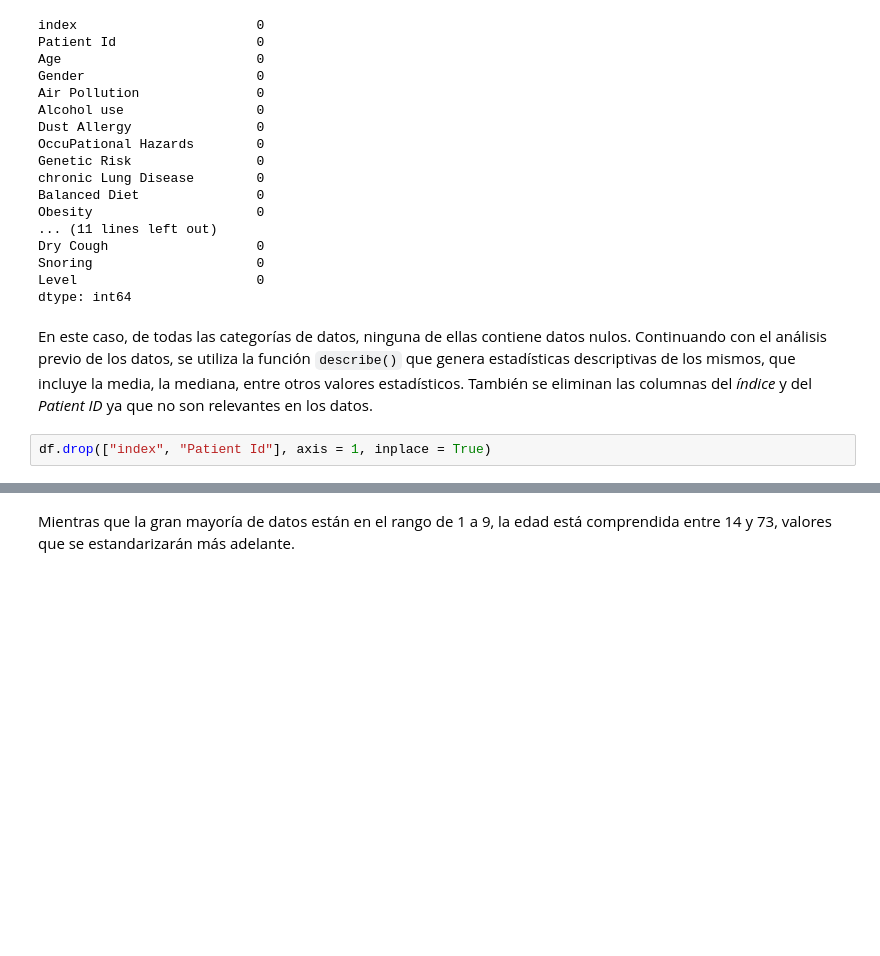
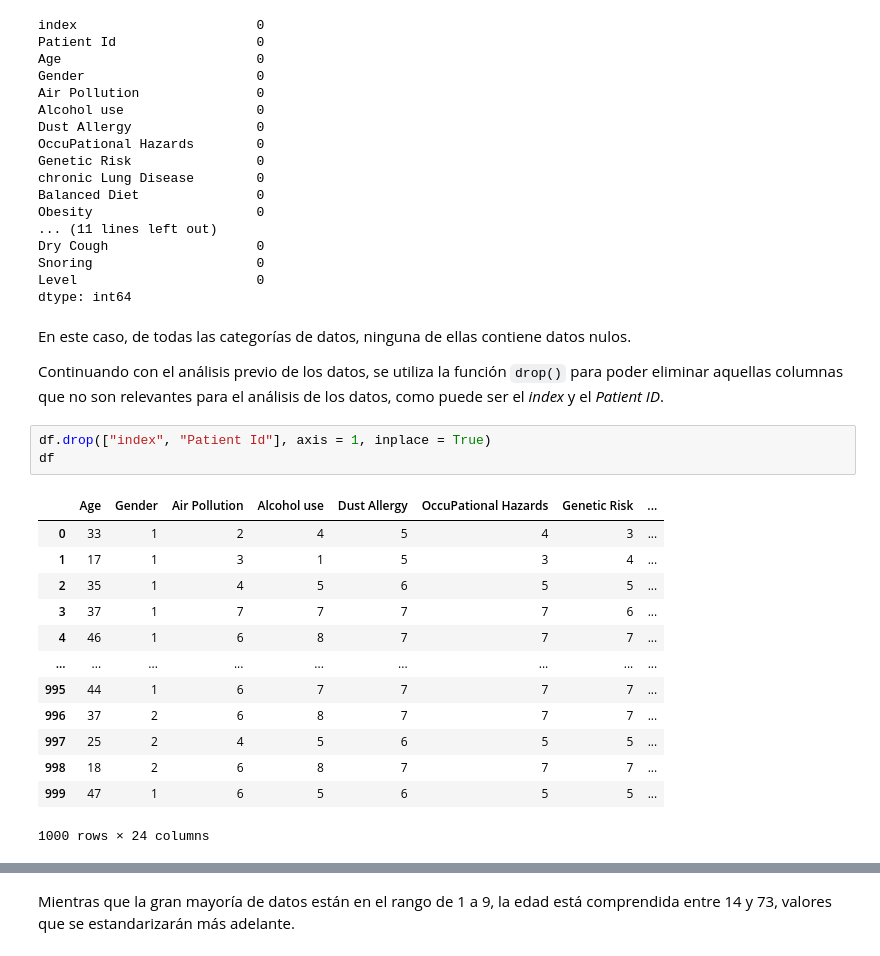
Before and after one commit to carmenarrabali/TFG, a Jupyter notebook: TFG_ArrabaliCañete.ipynb, the cells around one changed output, grey strips where cells are left out. Cells and saved outputs as stored; diff of their text form; blank space fills up the shorter version.

```diff
--- a/TFG_ArrabaliCañete.ipynb
+++ b/TFG_ArrabaliCañete.ipynb
@@ -63,6 +126,23 @@ Snoring                     0
 Level                       0
 dtype: int64
 # %% [markdown]
-En este caso, de todas las categorías de datos, ninguna de ellas contiene datos nulos. Continuando con el análisis previo de los datos, se utiliza la función `describe()` que genera estadísticas descriptivas de los mismos, que incluye la media, la mediana, entre otros valores estadísticos. También se eliminan las columnas del *índice* y del *Patient ID* ya que no son relevantes en los datos.
+En este caso, de todas las categorías de datos, ninguna de ellas contiene datos nulos.
+
+Continuando con el análisis previo de los datos, se utiliza la función `drop()` para poder eliminar aquellas columnas que no son relevantes para el análisis de los datos, como puede ser el *index* y el *Patient ID*.
 # %%
 df.drop(["index", "Patient Id"], axis = 1, inplace = True)
+df
+# %% [output]
+|  | Age | Gender | Air Pollution | Alcohol use | Dust Allergy | OccuPational Hazards | Genetic Risk | ... |
+| 0 | 33 | 1 | 2 | 4 | 5 | 4 | 3 | ... |
+| 1 | 17 | 1 | 3 | 1 | 5 | 3 | 4 | ... |
+| 2 | 35 | 1 | 4 | 5 | 6 | 5 | 5 | ... |
+| 3 | 37 | 1 | 7 | 7 | 7 | 7 | 6 | ... |
+| 4 | 46 | 1 | 6 | 8 | 7 | 7 | 7 | ... |
+| ... | ... | ... | ... | ... | ... | ... | ... | ... |
+| 995 | 44 | 1 | 6 | 7 | 7 | 7 | 7 | ... |
+| 996 | 37 | 2 | 6 | 8 | 7 | 7 | 7 | ... |
+| 997 | 25 | 2 | 4 | 5 | 6 | 5 | 5 | ... |
+| 998 | 18 | 2 | 6 | 8 | 7 | 7 | 7 | ... |
+| 999 | 47 | 1 | 6 | 5 | 6 | 5 | 5 | ... |
+1000 rows × 24 columns
```
Also changed, not shown: parts of 32 cells of this notebook.
